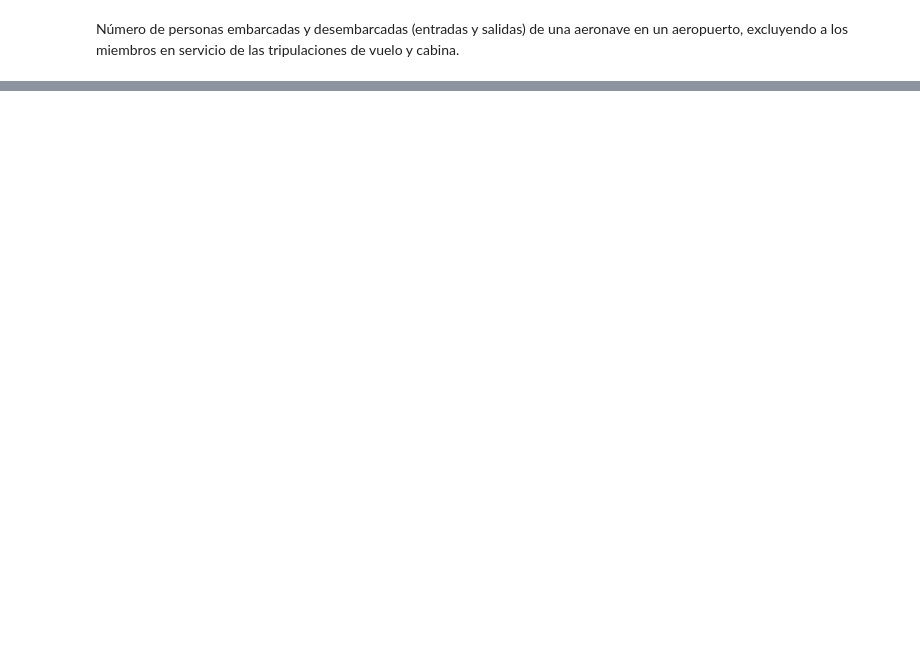
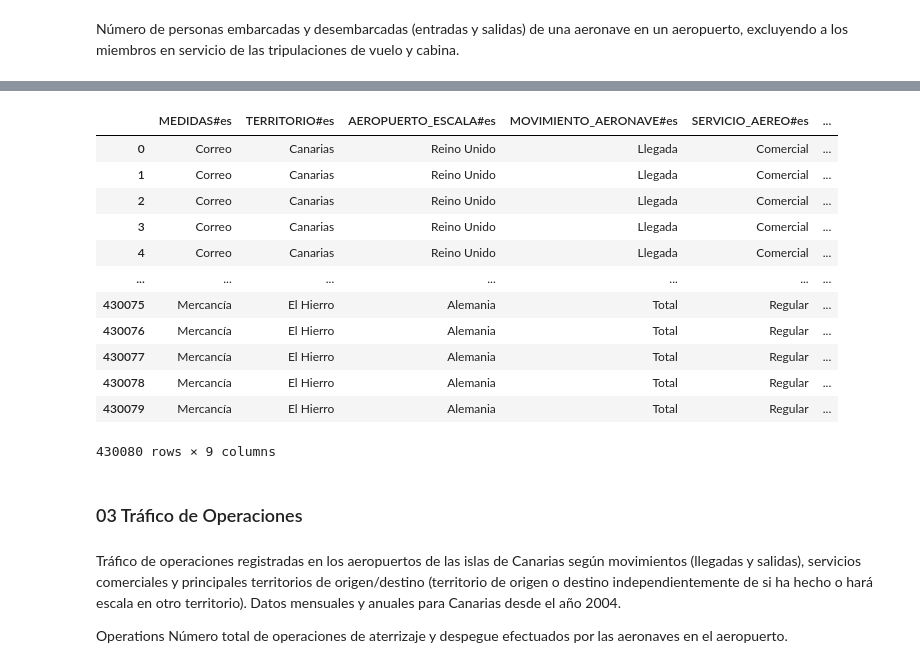
Before and after one commit to joseantonio002/air_transport_statistics_Canary_Islands, a Jupyter notebook: test.ipynb, the cells around one changed output, grey strips where cells are left out. Cells and saved outputs as stored; diff of their text form; code cells hidden in the pictures; blank space fills up the shorter version.

```diff
--- a/test.ipynb
+++ b/test.ipynb
@@ -101,0 +172,34 @@ df.loc[df['TIME_PERIOD_CODE'] == "2025-M07"]
+# %%
+# URL of the CSV API
+url = "https://datos.canarias.es/api/estadisticas/statistical-resources/v1.0/datasets/ISTAC/C00017A_000014/~latest.csv"
+# %%
+# Send HTTP GET request
+response = requests.get(url)
+
+# Check if the request was successful
+if response.status_code == 200:
+    # Read CSV data using pandas
+    csv_data = StringIO(response.content.decode("utf-8"))
+    data = pd.read_csv(csv_data)
+else:
+    print("Failed to retrieve data. Status code:", response.status_code)
+# %%
+df_gm_only = data.copy(deep=True)
+# %%
+df_gm_only.drop(columns=df_gm_only.columns[df_gm_only.columns.str.endswith('_CODE')], inplace=True)
+# %%
+df_gm_only
+# %% [output]
+|  | MEDIDAS#es | TERRITORIO#es | AEROPUERTO_ESCALA#es | MOVIMIENTO_AERONAVE#es | SERVICIO_AEREO#es | ... |
+| 0 | Correo | Canarias | Reino Unido | Llegada | Comercial | ... |
+| 1 | Correo | Canarias | Reino Unido | Llegada | Comercial | ... |
+| 2 | Correo | Canarias | Reino Unido | Llegada | Comercial | ... |
+| 3 | Correo | Canarias | Reino Unido | Llegada | Comercial | ... |
+| 4 | Correo | Canarias | Reino Unido | Llegada | Comercial | ... |
+| ... | ... | ... | ... | ... | ... | ... |
+| 430075 | Mercancía | El Hierro | Alemania | Total | Regular | ... |
+| 430076 | Mercancía | El Hierro | Alemania | Total | Regular | ... |
+| 430077 | Mercancía | El Hierro | Alemania | Total | Regular | ... |
+| 430078 | Mercancía | El Hierro | Alemania | Total | Regular | ... |
+| 430079 | Mercancía | El Hierro | Alemania | Total | Regular | ... |
+430080 rows × 9 columns
@@ -101,0 +208,7 @@ df.loc[df['TIME_PERIOD_CODE'] == "2025-M07"]
+# %% [markdown]
+### 03 Tráfico de Operaciones
+# %% [markdown]
+Tráfico de operaciones registradas en los aeropuertos de las islas de Canarias según movimientos (llegadas y salidas), servicios comerciales y principales territorios de origen/destino (territorio de origen o destino independientemente de si ha hecho o hará escala en otro territorio). Datos mensuales y anuales para Canarias desde el año 2004.
+
+Operations
+Número total de operaciones de aterrizaje y despegue efectuados por las aeronaves en el aeropuerto.
```
Also changed, not shown: parts of 48 cells of this notebook, 2 other files.
